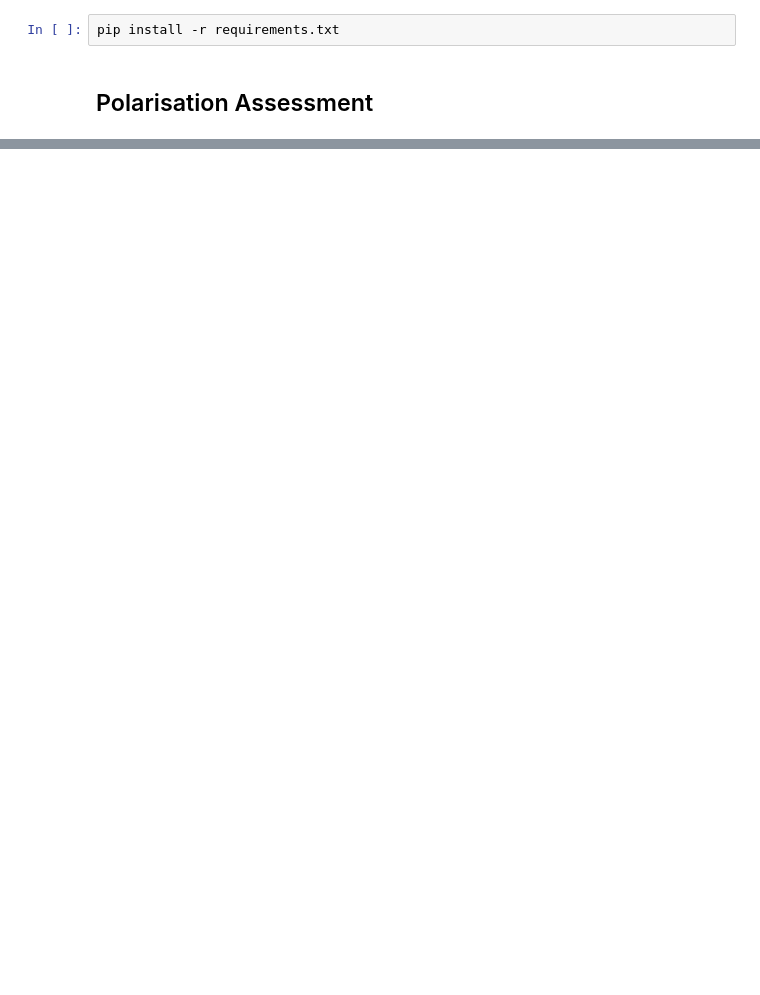
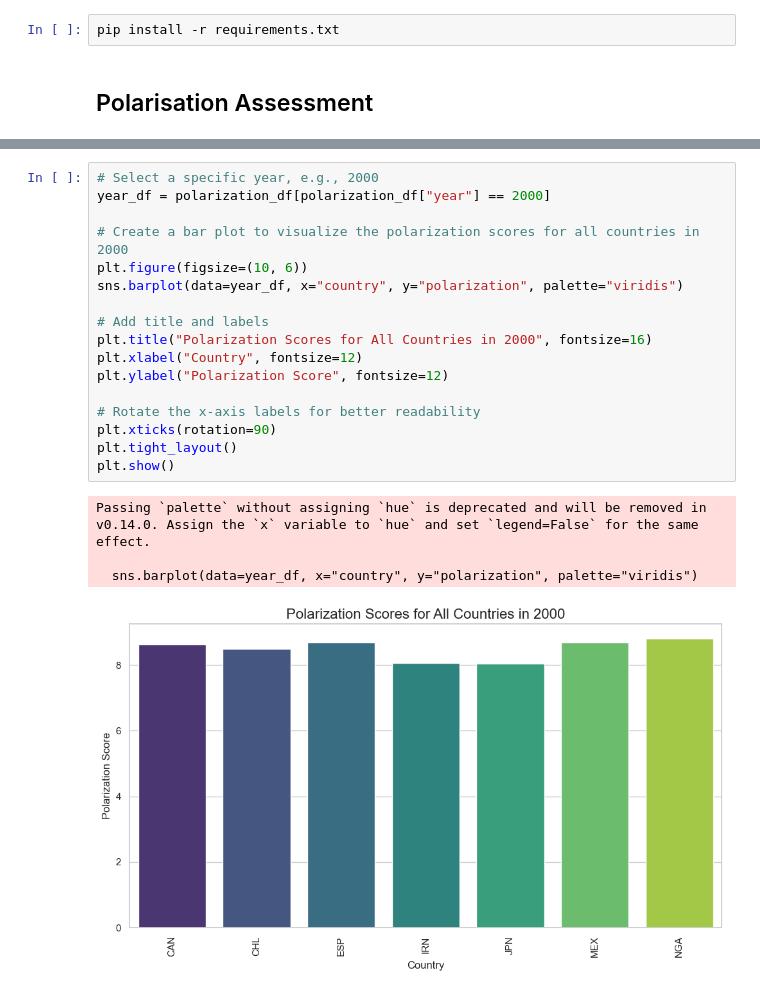
Before and after one commit to aranxaMarAm/new_misinformation_metrics, a Jupyter notebook: notebooks/4_polarization_measure.ipynb, the cells around one changed output, grey strips where cells are left out. Drawn from its saved outputs; the diff is of its cells as text; blank space fills up the shorter version.

```diff
--- a/notebooks/4_polarization_measure.ipynb
+++ b/notebooks/4_polarization_measure.ipynb
@@ -117,0 +308,22 @@ NameError: name 'top_issues_by_wave' is not defined
+# %%
+# Select a specific year, e.g., 2000
+year_df = polarization_df[polarization_df["year"] == 2000]
+
+# Create a bar plot to visualize the polarization scores for all countries in 2000
+plt.figure(figsize=(10, 6))
+sns.barplot(data=year_df, x="country", y="polarization", palette="viridis")
+
+# Add title and labels
+plt.title("Polarization Scores for All Countries in 2000", fontsize=16)
+plt.xlabel("Country", fontsize=12)
+plt.ylabel("Polarization Score", fontsize=12)
+
+# Rotate the x-axis labels for better readability
+plt.xticks(rotation=90)
+plt.tight_layout()
+plt.show()
+# %% [output]
+Passing `palette` without assigning `hue` is deprecated and will be removed in v0.14.0. Assign the `x` variable to `hue` and set `legend=False` for the same effect.
+
+  sns.barplot(data=year_df, x="country", y="polarization", palette="viridis")
+[figure, added]
```
Also changed, not shown: parts of 12 cells of this notebook, 3 other files.
